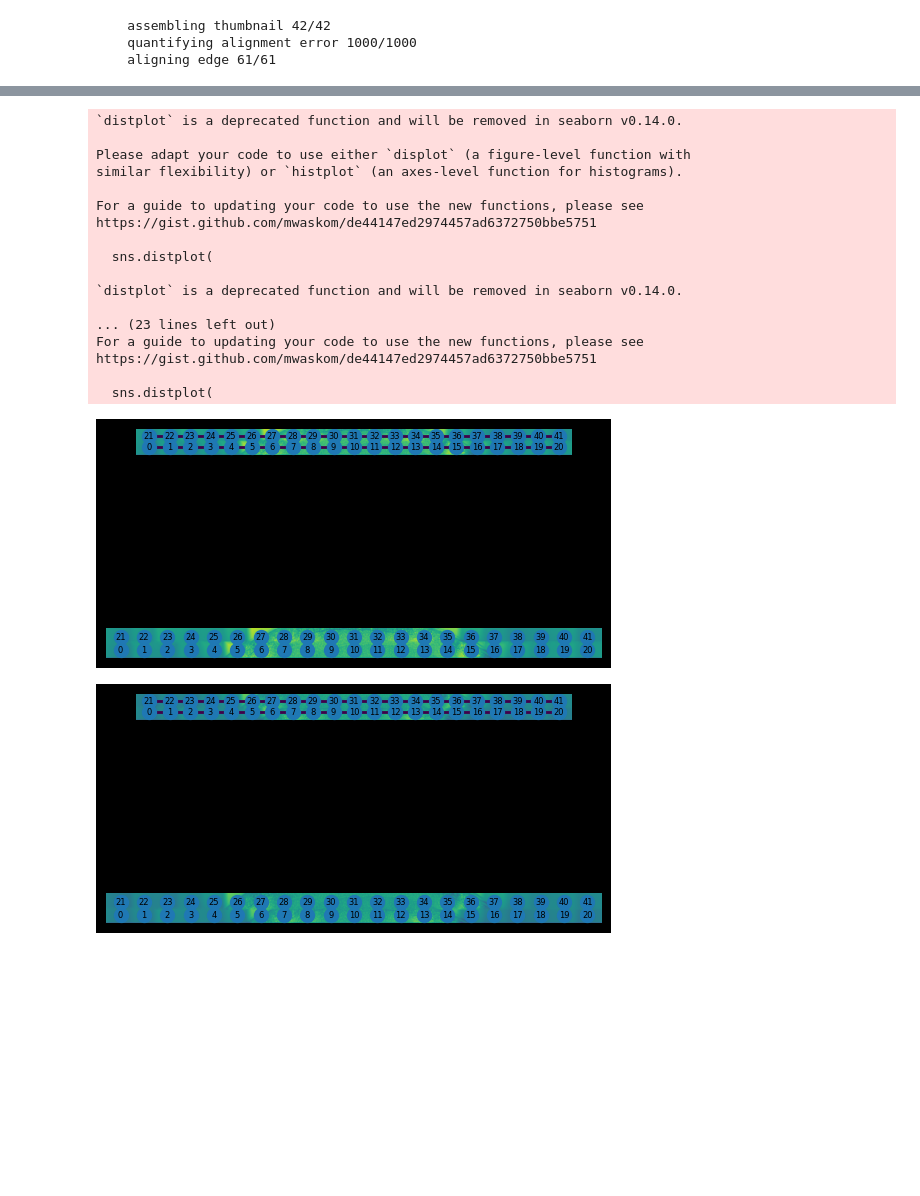
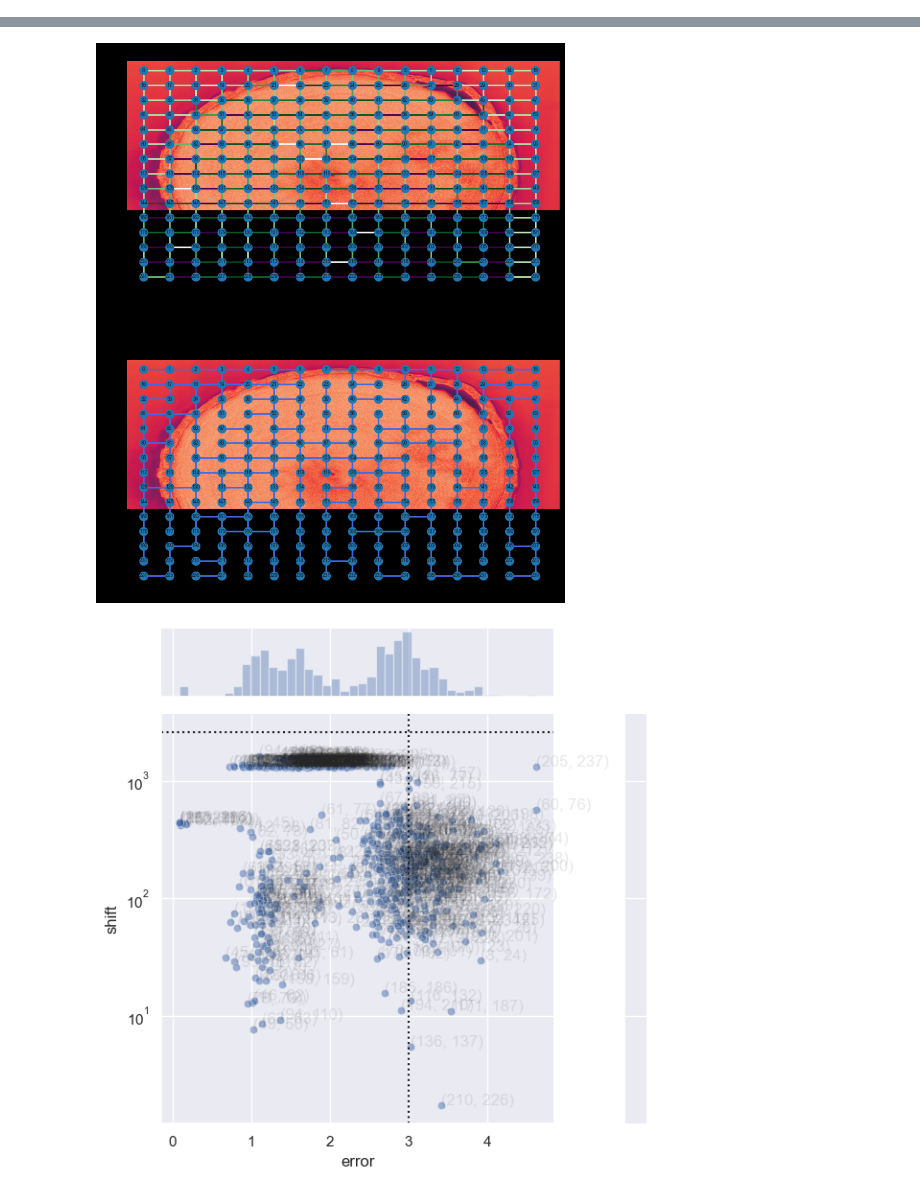
Before and after one commit to temporalecologylab/TreeRings, a Jupyter notebook: code/ashlar.ipynb, the cells around one changed output, grey strips where cells are left out. Cells and saved outputs as stored; diff of their text form; code cells hidden in the pictures; blank space fills up the shorter version.

```diff
--- a/code/ashlar.ipynb
+++ b/code/ashlar.ipynb
@@ -2,19 +2,17 @@
 from ashlar import filepattern, reg
 import os
 # %%
-path = "C:\\Users\\chloe\\wolkovich_s24\\TreeRings\\code\\tiff_test"
-pattern = "frame_{row:01}_{col:01}_1.tiff"
+path = "C:\\Users\\chloe\\wolkovich_s24\\TreeRings\\code\\focus_testng\\different_cookie"
+pattern = "focused_{row:01}_{col:01}.tiff"
 overlap = 0.20
-pixel_size = 1.55
+pixel_size = 0.78
 # %%
 
         # self.metadata = FilePatternMetadata(path, pattern, overlap, pixel_size) #dont need bc reader defines its own metadata object?
 reader = filepattern.FilePatternReader(path, pattern, overlap, pixel_size) #in ashlar/filepattern.py pix_sz =1??
-edge_aligner = reg.EdgeAligner(reader,verbose=True)
-layer_aligner = reg.LayerAligner(reader, edge_aligner) #idk what reference_aligner is?? --- update - its edge aligner in ashlar.py?
+edge_aligner = reg.EdgeAligner(reader,filter_sigma=9, max_shift=2000, max_error=3, verbose=True)
 mosaics = []
 mosaic_args = {}
-mosaic_args['channels'] = range(3)
 mosaic_args['verbose'] = True
 # %%
 edge_aligner.run()
@@ -64,26 +56,19 @@ c1r = filepattern.FilePatternReader(path, pattern, overlap, pixel_size) #in ashl
-# %%
-c1e = reg.EdgeAligner(c1r, filter_sigma=1, verbose=True)
-c1e.run()
-# %% [output]
-    assembling thumbnail 42/42
-    quantifying alignment error 1000/1000
-    aligning edge 61/61
 # %%
-process_axis_flip(c1r, flip_x=False, flip_y=True)
-
-reg.plot_edge_quality(c1e, img=c1e.reader.thumbnail)
+sns.set_theme(rc={'figure.figsize':(15,12)})
+edge_qual = reg.plot_edge_quality(edge_aligner, img=edge_aligner.reader.thumbnail)
 #plt.gca().subtitle('c1e')
 
+#edge_qual.savefig("edge_quality.png")
 
-c1e_m = reg.EdgeAligner(c1r, filter_sigma=1, max_shift=30, verbose=True)
-c1e_m.run()
-reg.plot_edge_quality(c1e_m, img=c1e_m.reader.thumbnail)
-#plt.gca().subtitle('c1e_m')
+# c1e_m = reg.EdgeAligner(c1r, filter_sigma=1, max_shift=30, verbose=True)
+# c1e_m.run()
+# reg.plot_edge_quality(c1e_m, img=c1e_m.reader.thumbnail)
+# #plt.gca().subtitle('c1e_m')
 
 # plot_edge_scatter function requires seaborn
-reg.plot_edge_scatter(c1e)
+edge_scatter = reg.plot_edge_scatter(edge_aligner)
 #plt.gca().subtitle('c1e')
-
-reg.plot_edge_scatter(c1e_m)
-#plt.gca().subtitle('c1e_m')
+#edge_scatter.savefig("edge_scatter.png")
+# reg.plot_edge_scatter(c1e_m)
+# #plt.gca().subtitle('c1e_m')
 # %% [output]
@@ -93,19 +94,2 @@ reg.plot_edge_scatter(c1e_m)
-`distplot` is a deprecated function and will be removed in seaborn v0.14.0.
-
-Please adapt your code to use either `displot` (a figure-level function with
-similar flexibility) or `histplot` (an axes-level function for histograms).
-
-For a guide to updating your code to use the new functions, please see
-https://gist.github.com/mwaskom/de44147ed2974457ad6372750bbe5751
-
-  sns.distplot(
-
-`distplot` is a deprecated function and will be removed in seaborn v0.14.0.
-
-... (23 lines left out)
-For a guide to updating your code to use the new functions, please see
-https://gist.github.com/mwaskom/de44147ed2974457ad6372750bbe5751
-
-  sns.distplot(
-[figure, old version]
+[figure, new version]
-[figure, old version]
+[figure, new version]
```
Also changed, not shown: parts of 7 cells of this notebook, 8 other files.
